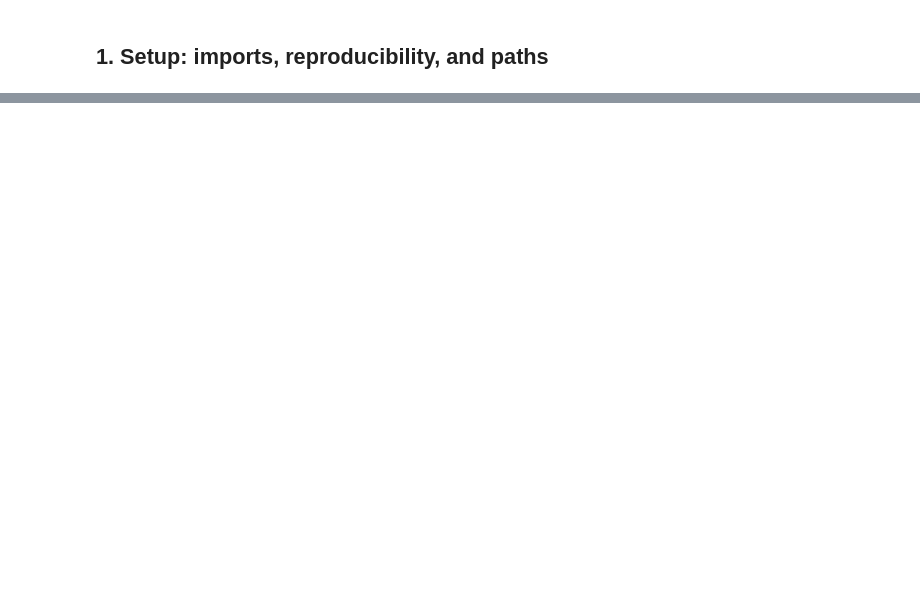
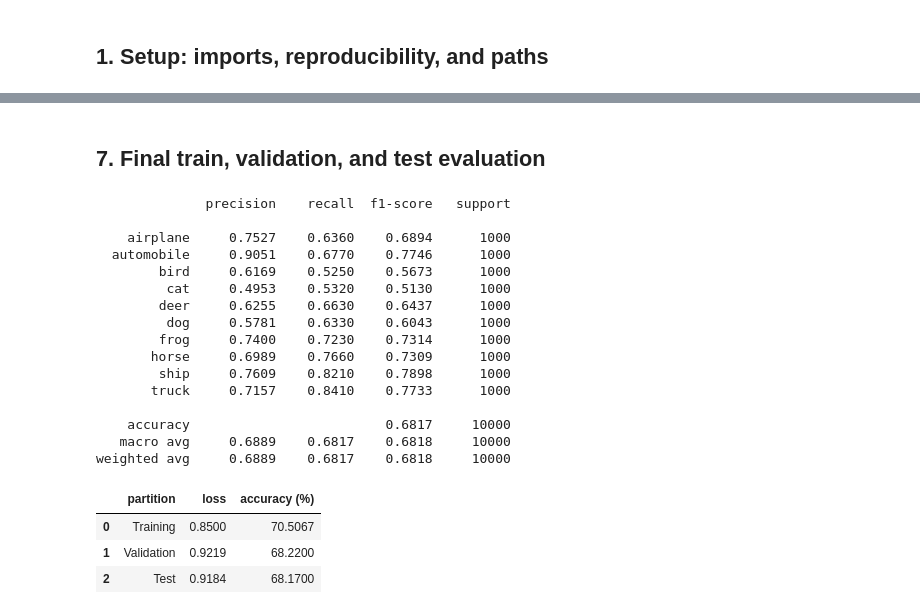
Before and after one commit to sithumi-i/PUSL3123_pytorch-CIFAR10, a Jupyter notebook: Exercise 2 CNN.ipynb, the cells around one changed output, grey strips where cells are left out. Drawn from its saved outputs; the diff is of its cells as text; code cells hidden in the pictures; blank space fills up the shorter version.

```diff
--- a/Exercise 2 CNN.ipynb
+++ b/Exercise 2 CNN.ipynb
@@ -336,0 +379,53 @@ Use the printed comparison table and the saved plots when discussing the report.
+# %% [markdown]
+## 7. Final train, validation, and test evaluation
+# %%
+train_loss, train_accuracy, _, _ = evaluate(model, train_eval_loader, criterion)
+val_loss, val_accuracy, _, _ = evaluate(model, val_loader, criterion)
+test_loss, test_accuracy, test_predictions, test_labels = evaluate(model, test_loader, criterion)
+
+test_matrix = confusion_matrix(test_labels, test_predictions)
+per_class_accuracy = 100 * test_matrix.diagonal() / test_matrix.sum(axis=1)
+
+metrics = {
+    "train": {"loss": float(train_loss), "accuracy": float(train_accuracy)},
+    "validation": {"loss": float(val_loss), "accuracy": float(val_accuracy)},
+    "test": {"loss": float(test_loss), "accuracy": float(test_accuracy)},
+    "train_minus_test_accuracy_gap": float(train_accuracy - test_accuracy),
+    "best_epoch": int(best_epoch),
+    "parameter_count": int(PARAMETER_COUNT),
+    "optimiser": CHOSEN_OPTIMISER,
+    "total_training_seconds": TOTAL_TRAINING_SECONDS,
+    "device": str(DEVICE),
+    "per_class_test_accuracy": {name: float(acc) for name, acc in zip(CLASS_NAMES, per_class_accuracy)},
+}
+
+with (OUTPUT_DIR / "exercise2 metrics.json").open("w") as metrics_file:
+    json.dump(metrics, metrics_file, indent=2)
+
+print(classification_report(test_labels, test_predictions, target_names=CLASS_NAMES, digits=4))
+display(pd.DataFrame([
+    {"partition": "Training", "loss": train_loss, "accuracy (%)": train_accuracy},
+    {"partition": "Validation", "loss": val_loss, "accuracy (%)": val_accuracy},
+    {"partition": "Test", "loss": test_loss, "accuracy (%)": test_accuracy},
+]).round(4))
+# %% [output]
+              precision    recall  f1-score   support
+
+    airplane     0.7527    0.6360    0.6894      1000
+  automobile     0.9051    0.6770    0.7746      1000
+        bird     0.6169    0.5250    0.5673      1000
+         cat     0.4953    0.5320    0.5130      1000
+        deer     0.6255    0.6630    0.6437      1000
+         dog     0.5781    0.6330    0.6043      1000
+        frog     0.7400    0.7230    0.7314      1000
+       horse     0.6989    0.7660    0.7309      1000
+        ship     0.7609    0.8210    0.7898      1000
+       truck     0.7157    0.8410    0.7733      1000
+
+    accuracy                         0.6817     10000
+   macro avg     0.6889    0.6817    0.6818     10000
+weighted avg     0.6889    0.6817    0.6818     10000
+|  | partition | loss | accuracy (%) |
+| 0 | Training | 0.8500 | 70.5067 |
+| 1 | Validation | 0.9219 | 68.2200 |
+| 2 | Test | 0.9184 | 68.1700 |
```
Also changed, not shown: parts of 37 cells of this notebook, 34 other files.
